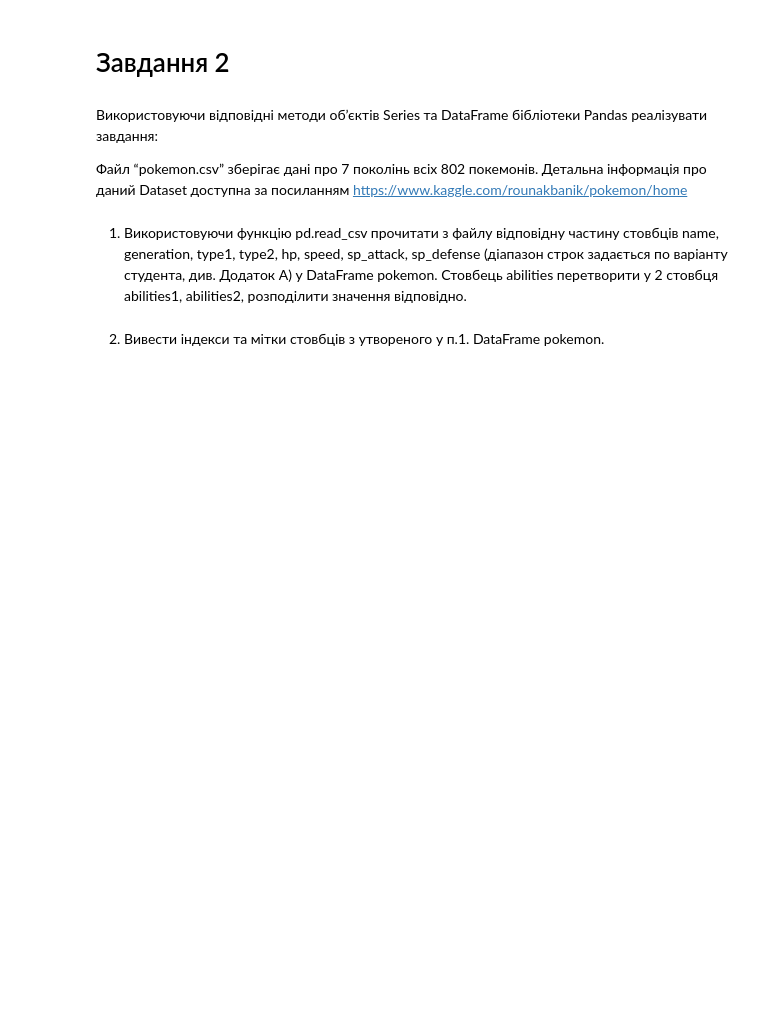
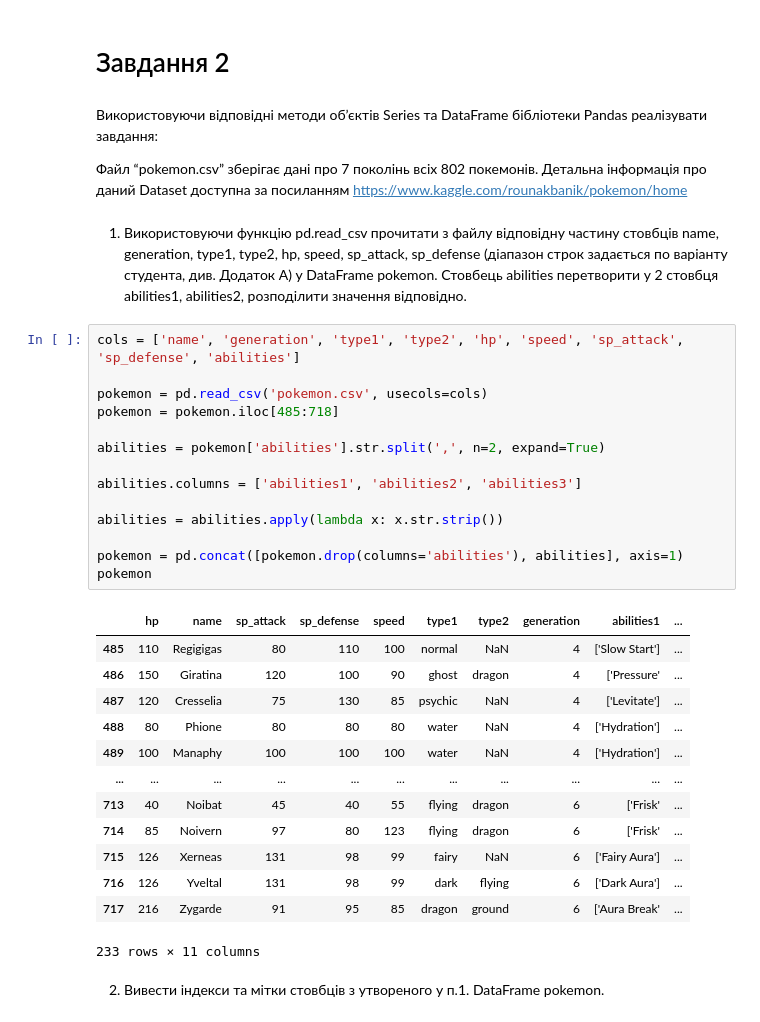
Before and after one commit to VladBlnO0/DataAnalysisPython, a Jupyter notebook: PR4.ipynb, the cells around one changed output. Drawn from its saved outputs; the diff is of its cells as text; blank space fills up the shorter version.

```diff
--- a/PR4.ipynb
+++ b/PR4.ipynb
@@ -142,6 +180,34 @@ https://www.kaggle.com/rounakbanik/pokemon/home
 sp_defense (діапазон строк задається по варіанту студента, див. Додаток
 A) у DataFrame pokemon. Стовбець abilities перетворити у 2 стовбця
 abilities1, abilities2, розподілити значення відповідно.
+# %%
+cols = ['name', 'generation', 'type1', 'type2', 'hp', 'speed', 'sp_attack', 'sp_defense', 'abilities']
+
+pokemon = pd.read_csv('pokemon.csv', usecols=cols)
+pokemon = pokemon.iloc[485:718]
+
+abilities = pokemon['abilities'].str.split(',', n=2, expand=True)
+
+abilities.columns = ['abilities1', 'abilities2', 'abilities3']
+
+abilities = abilities.apply(lambda x: x.str.strip())
+
+pokemon = pd.concat([pokemon.drop(columns='abilities'), abilities], axis=1)
+pokemon
+# %% [output]
+|  | hp | name | sp_attack | sp_defense | speed | type1 | type2 | generation | abilities1 | ... |
+| 485 | 110 | Regigigas | 80 | 110 | 100 | normal | NaN | 4 | ['Slow Start'] | ... |
+| 486 | 150 | Giratina | 120 | 100 | 90 | ghost | dragon | 4 | ['Pressure' | ... |
+| 487 | 120 | Cresselia | 75 | 130 | 85 | psychic | NaN | 4 | ['Levitate'] | ... |
+| 488 | 80 | Phione | 80 | 80 | 80 | water | NaN | 4 | ['Hydration'] | ... |
+| 489 | 100 | Manaphy | 100 | 100 | 100 | water | NaN | 4 | ['Hydration'] | ... |
+| ... | ... | ... | ... | ... | ... | ... | ... | ... | ... | ... |
+| 713 | 40 | Noibat | 45 | 40 | 55 | flying | dragon | 6 | ['Frisk' | ... |
+| 714 | 85 | Noivern | 97 | 80 | 123 | flying | dragon | 6 | ['Frisk' | ... |
+| 715 | 126 | Xerneas | 131 | 98 | 99 | fairy | NaN | 6 | ['Fairy Aura'] | ... |
+| 716 | 126 | Yveltal | 131 | 98 | 99 | dark | flying | 6 | ['Dark Aura'] | ... |
+| 717 | 216 | Zygarde | 91 | 95 | 85 | dragon | ground | 6 | ['Aura Break' | ... |
+233 rows × 11 columns
 # %% [markdown]
 2. Вивести індекси та мітки стовбців з утвореного у п.1. DataFrame
 pokemon.
```
Also changed, not shown: parts of 12 cells of this notebook.
